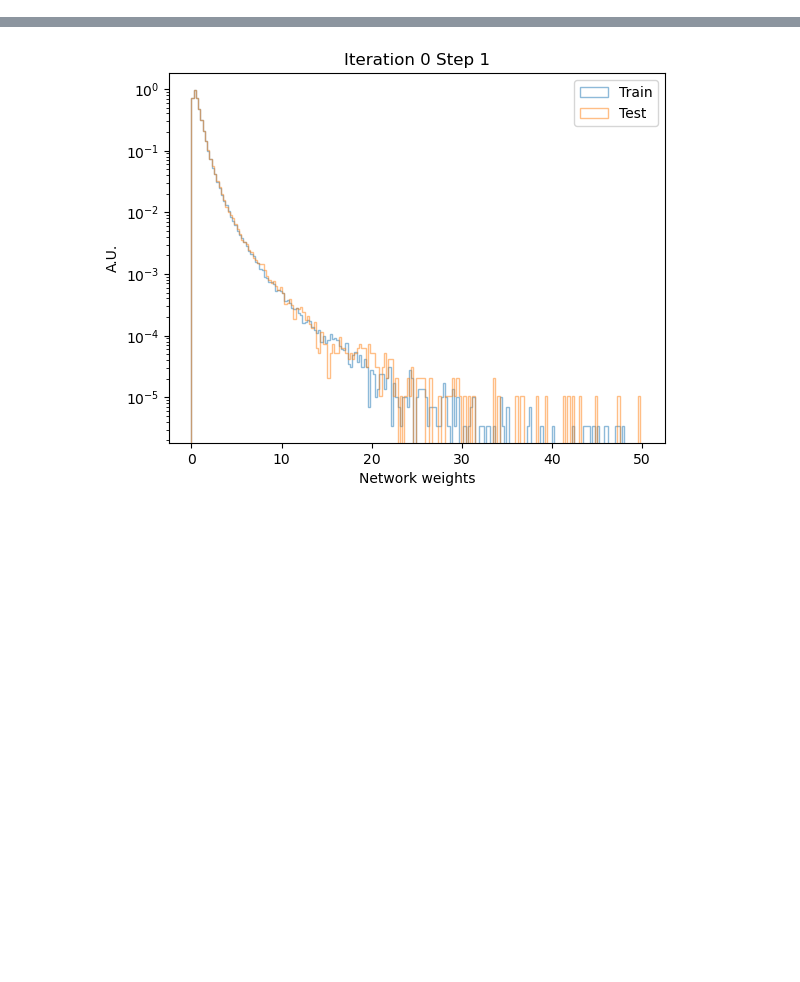
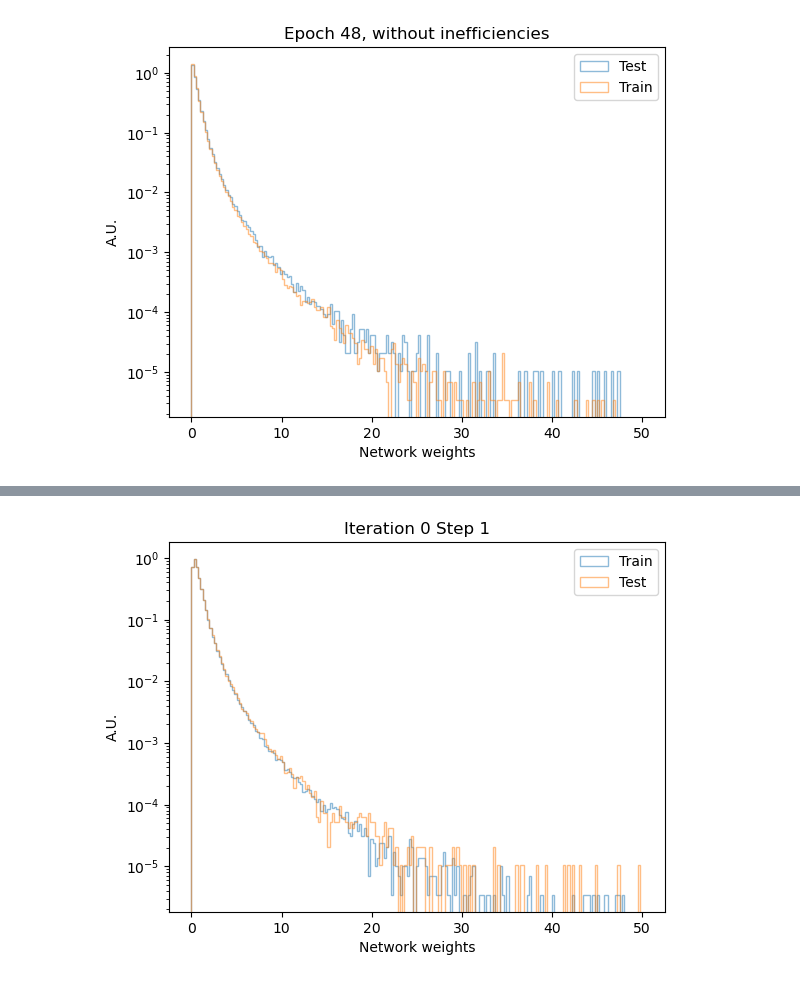
Before and after one commit to kgreif24/zjets_omnifold, a Jupyter notebook: experiments/plot_weights.ipynb, the cells around one changed output, grey strips where cells are left out. Cells and saved outputs as stored; diff of their text form; code cells hidden in the pictures; blank space fills up the shorter version.

```diff
--- a/experiments/plot_weights.ipynb
+++ b/experiments/plot_weights.ipynb
@@ -8,7 +8,9 @@ import uproot
 import awkward as ak
 # %%
 # Load weights
-i0_s1 = np.load('../checkpoints/of-step1-tests/debug_4/weights/iteration_0_step_1.npz')
+e16 = np.load('../checkpoints/overfit_weights/e16_weights.npz')
+e48 = np.load('../checkpoints/overfit_weights/e48_weights.npz')
+e63 = np.load('../checkpoints/overfit_weights/e63_weights.npz')
 # i0_s2 = np.load('../checkpoints/of-step1-tests/debug_4/weights/iteration_0_step_2.npz')
 # i1_s1 = np.load('../checkpoints/of-development-runs/of_trial_5/weights/iteration_1_step_1.npz')
 # i1_s2 = np.load('../checkpoints/of-development-runs/of_trial_5/weights/iteration_1_step_2.npz')
@@ -71,8 +60,12 @@ plt.show()
 # %%
 # Get network weights
-test_i0_s1_net = i0_s1['network_test']
+e16_test = e16['network_test']
+e48_test = e48['network_test']
+e63_test = e63['network_test']
 # test_i1_s1_net = i1_s1['network_test']
 # test_i2_s1_net = i2_s1['network_test']
-train_i0_s1_net = i0_s1['network_train']
+e16_train = e16['network_train']
+e48_train = e48['network_train']
+e63_train = e63['network_train']
 # train_i1_s1_net = i1_s1['network_train']
 # train_i2_s1_net = i2_s1['network_train']
@@ -117,12 +85,13 @@ plt.show()
 # %%
-# Make a plot of the i0_s1 and i1_s1 network weights for training set
+# Make a plot of the i0_s1 and i1_s1 network weights for testing set
 bins = np.linspace(0, 50, 200)
-plt.hist(train_i0_s1_net, bins=bins, density=True, histtype='step', label='i0_s1', alpha=0.5)
-plt.hist(train_i1_s1_net, bins=bins, density=True, histtype='step', label='i1_s1', alpha=0.5)
-plt.hist(train_i2_s1_net, bins=bins, density=True, histtype='step', label='i2_s1', alpha=0.5)
+plt.hist(e48_test, bins=bins, density=True, histtype='step', label='Test', alpha=0.5)
+plt.hist(e48_train, bins=bins, density=True, histtype='step', label='Train', alpha=0.5)
 plt.yscale('log')
 plt.ylabel('A.U.')
-plt.xlabel('Omnifold weights')
-plt.title('Train Set, Without Fakes')
+plt.xlabel('Network weights')
+plt.title('Epoch 48, without inefficiencies')
 plt.legend()
 plt.show()
+# %% [output]
+[figure, added]
```
Also changed, not shown: parts of 12 cells of this notebook, 4 other files.
